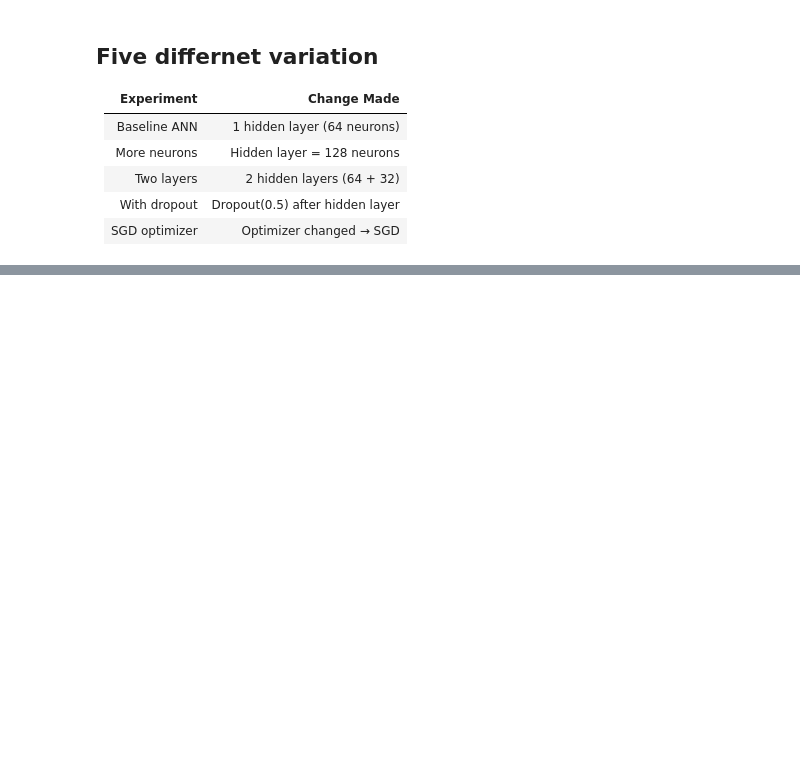
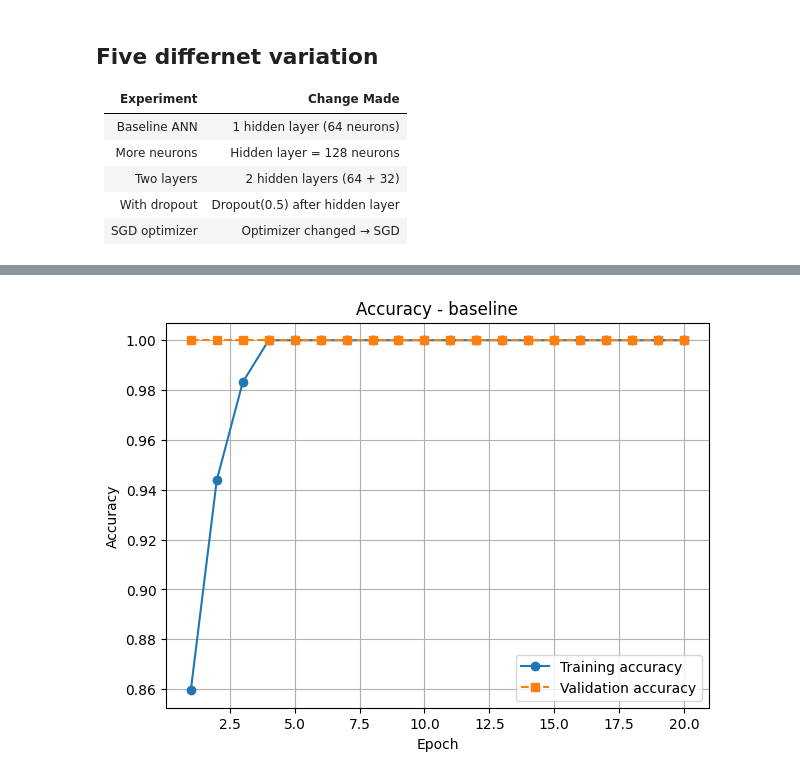
Before and after one commit to Sc00ra/ML_for_space_tech, a Jupyter notebook: lab_04/lab_04.ipynb, the cells around one changed output, grey strips where cells are left out. Drawn from its saved outputs; the diff is of its cells as text; code cells hidden in the pictures; blank space fills up the shorter version.

```diff
--- a/lab_04/lab_04.ipynb
+++ b/lab_04/lab_04.ipynb
@@ -367,0 +485,7 @@ with_dropout accuracy: 1.0000
+# %%
+X_train, X_test, y_train, y_test = train_test_split(
+    X, y, test_size=0.2, stratify=y, random_state=0
+)
+
+print("Train:", X_train.shape)
+print("Test:", X_test.shape)
@@ -367,0 +495,90 @@ with_dropout accuracy: 1.0000
+# %%
+import tensorflow as tf
+from tensorflow.keras import layers, models
+import matplotlib.pyplot as plt
+
+def make_ann(hidden_units=64, second_layer=False, dropout=False):
+    model = models.Sequential([
+        layers.Input(shape=(200,200,4)),
+        layers.Flatten()
+    ])
+
+    model.add(layers.Dense(hidden_units, activation="relu"))
+
+    if second_layer:
+        model.add(layers.Dense(32, activation="relu"))
+
+    if dropout:
+        model.add(layers.Dropout(0.5))
+
+    model.add(layers.Dense(1, activation="sigmoid"))
+
+    return model
+
+
+experiments = {
+    "baseline": make_ann(hidden_units=64),
+    "more_neurons": make_ann(hidden_units=128),
+    "two_layers": make_ann(hidden_units=64, second_layer=True),
+    "with_dropout": make_ann(hidden_units=64, dropout=True),
+    "sgd_optimizer": make_ann(hidden_units=64)
+}
+
+results = {}
+
+for name, model in experiments.items():
+    print("\nRunning:", name)
+
+    # Optimizer choice
+    if name == "sgd_optimizer":
+        model.compile(
+            optimizer=tf.keras.optimizers.SGD(learning_rate=0.01, momentum=0.9),
+            loss="binary_crossentropy",
+            metrics=["accuracy"]
+        )
+    else:
+        model.compile(
+            optimizer="adam",
+            loss="binary_crossentropy",
+            metrics=["accuracy"]
+        )
+
+    # Train model
+    history = model.fit(
+        X_train, y_train,
+        epochs=20,
+        batch_size=8,
+        validation_split=0.2,
+        verbose=0
+    )
+
+    # Evaluate
+    loss, acc = model.evaluate(X_test, y_test, verbose=0)
+    results[name] = acc
+    print(f"{name} accuracy: {acc:.4f}")
+
+    #plots
+    epochs = range(1, len(history.history["loss"]) + 1)
+
+    # Accuracy plot
+    plt.figure(figsize=(7,5))
+    plt.plot(epochs, history.history["accuracy"], "o-", label="Training accuracy")
+    plt.plot(epochs, history.history["val_accuracy"], "s--", label="Validation accuracy")
+    plt.title(f"Accuracy - {name}")
+    plt.xlabel("Epoch")
+    plt.ylabel("Accuracy")
+    plt.grid(True)
+    plt.legend()
+    plt.show()
+
+    # Loss plot
+    plt.figure(figsize=(7,5))
+    plt.plot(epochs, history.history["loss"], "o-", label="Training loss")
+    plt.plot(epochs, history.history["val_loss"], "s--", label="Validation loss")
+    plt.title(f"Loss - {name}")
+    plt.xlabel("Epoch")
+    plt.ylabel("Loss")
+    plt.grid(True)
+    plt.legend()
+    plt.show()
+# %% [output]
@@ -367,0 +587 @@ with_dropout accuracy: 1.0000
+[figure, added]
```
Also changed, not shown: parts of 16 cells of this notebook.
